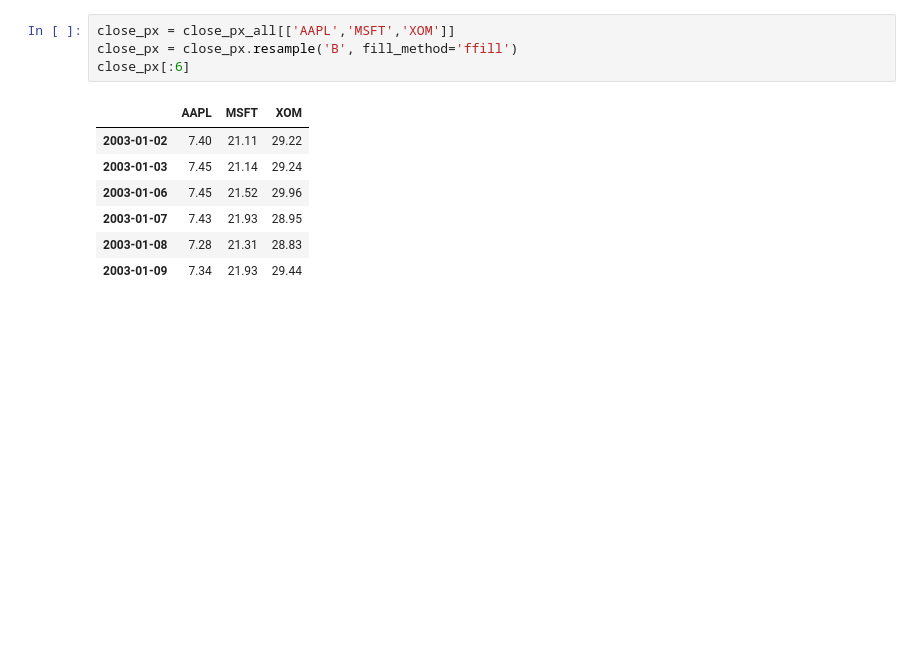
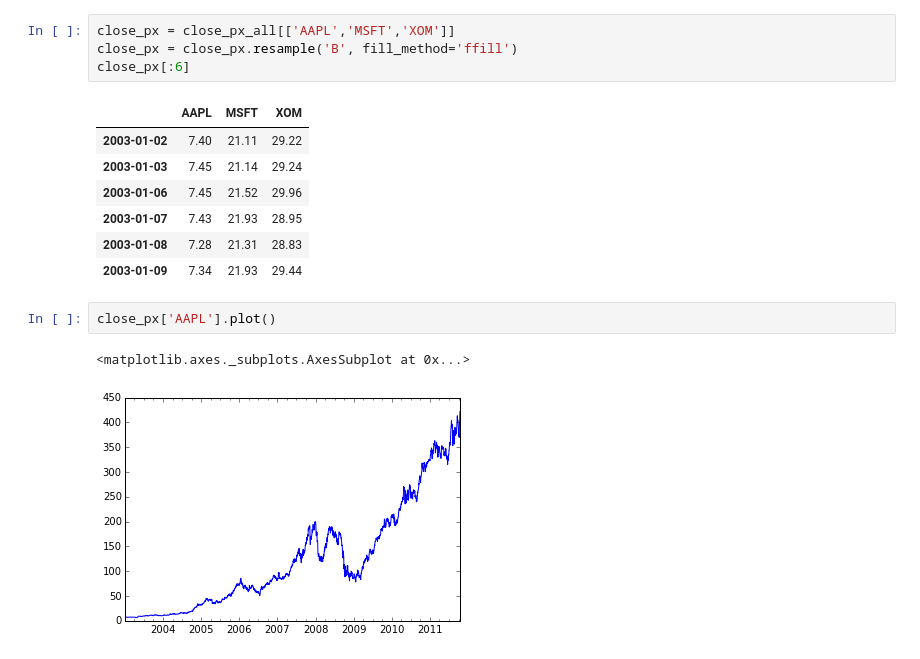
Before and after one commit to aenfield/random, a Jupyter notebook: PythonForDataAnalysisCh10.ipynb, the cells around one changed output. Saved outputs shown, nothing was run; the diff lists cells and outputs as text; blank space fills up the shorter version.

```diff
--- a/PythonForDataAnalysisCh10.ipynb
+++ b/PythonForDataAnalysisCh10.ipynb
@@ -1218,3 +1218,8 @@ close_px[:6]
 | 2003-01-07 | 7.43 | 21.93 | 28.95 |
 | 2003-01-08 | 7.28 | 21.31 | 28.83 |
 | 2003-01-09 | 7.34 | 21.93 | 29.44 |
+# %%
+close_px['AAPL'].plot()
+# %% [output]
+<matplotlib.axes._subplots.AxesSubplot at 0x...>
+[figure, added]
```
Also changed, not shown: parts of 38 cells of this notebook.
